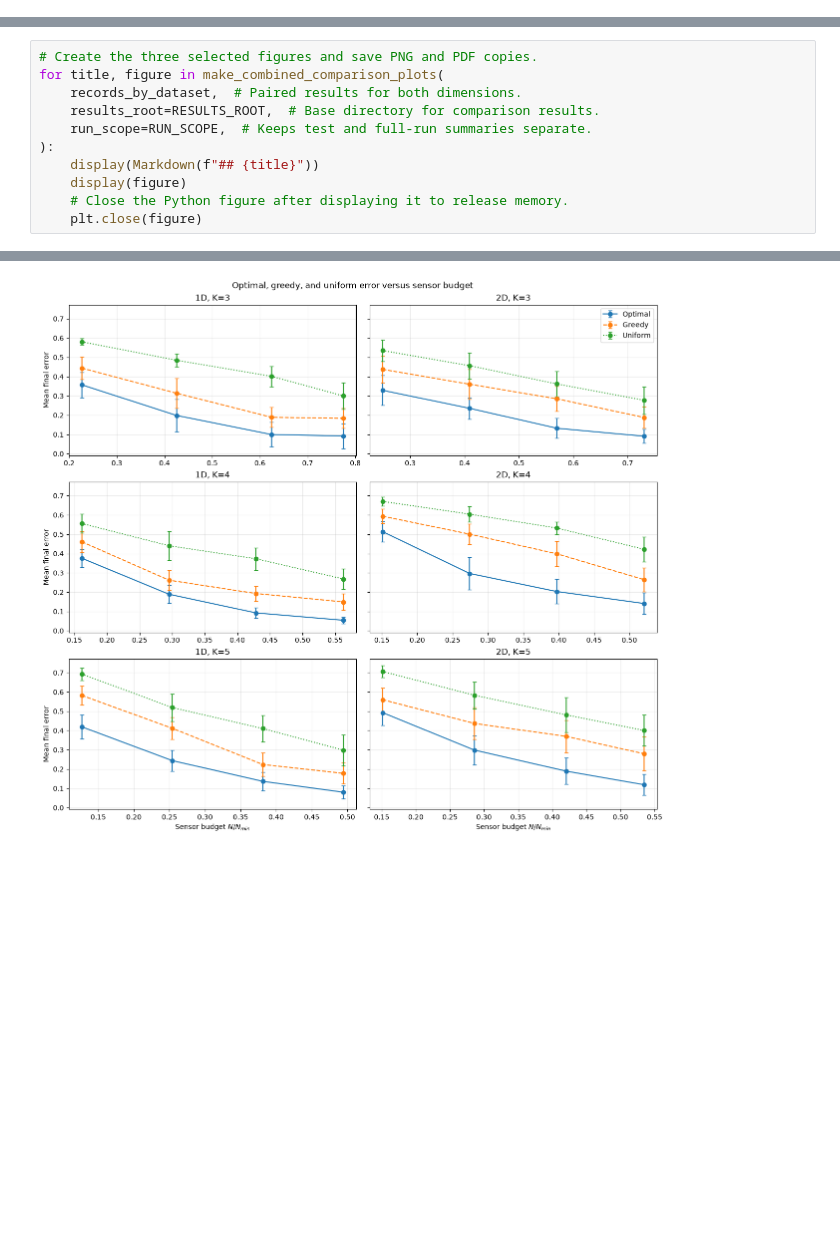
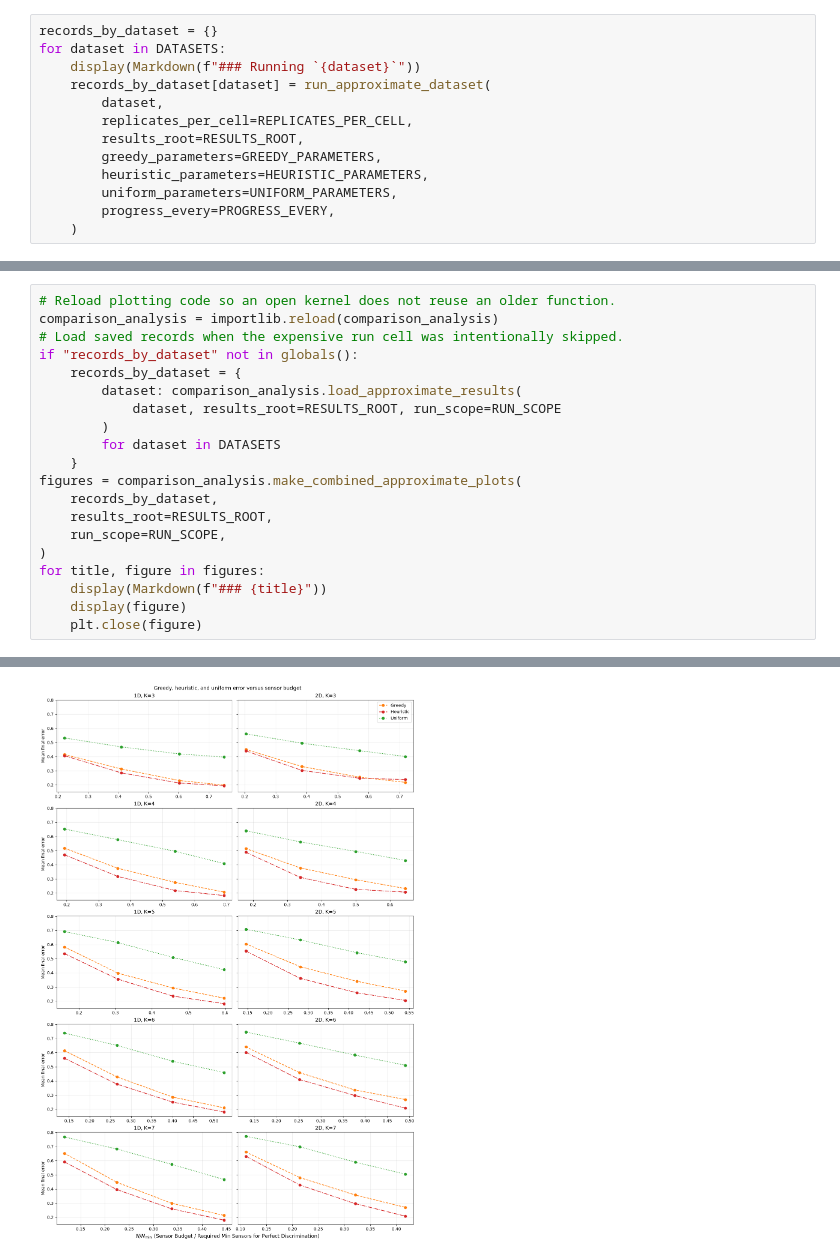
Before and after one commit to Avishka-Shamendra/quantum-sensor-placement-research, a Jupyter notebook: min-error-sequential/compare_algorithms.ipynb, the cells around one changed output, grey strips where cells are left out. Saved outputs shown, nothing was run; the diff lists cells and outputs as text; blank space fills up the shorter version.

Commit message:
Add tree-aware heuristic evaluation pipeline

```diff
--- a/min-error-sequential/compare_algorithms.ipynb
+++ b/min-error-sequential/compare_algorithms.ipynb
@@ -110,0 +83,13 @@ lite_benchmark_2d: completed case 18/18 (quadratic, K=5, M=4)
+# %%
+records_by_dataset = {}
+for dataset in DATASETS:
+    display(Markdown(f"### Running `{dataset}`"))
+    records_by_dataset[dataset] = run_approximate_dataset(
+        dataset,
+        replicates_per_cell=REPLICATES_PER_CELL,
+        results_root=RESULTS_ROOT,
+        greedy_parameters=GREEDY_PARAMETERS,
+        heuristic_parameters=HEURISTIC_PARAMETERS,
+        uniform_parameters=UNIFORM_PARAMETERS,
+        progress_every=PROGRESS_EVERY,
+    )
@@ -146,12 +168,21 @@ display(Markdown("\n".join(summary_lines)))
 # %%
-# Create the three selected figures and save PNG and PDF copies.
-for title, figure in make_combined_comparison_plots(
-    records_by_dataset,  # Paired results for both dimensions.
-    results_root=RESULTS_ROOT,  # Base directory for comparison results.
-    run_scope=RUN_SCOPE,  # Keeps test and full-run summaries separate.
-):
-    display(Markdown(f"## {title}"))
+# Reload plotting code so an open kernel does not reuse an older function.
+comparison_analysis = importlib.reload(comparison_analysis)
+# Load saved records when the expensive run cell was intentionally skipped.
+if "records_by_dataset" not in globals():
+    records_by_dataset = {
+        dataset: comparison_analysis.load_approximate_results(
+            dataset, results_root=RESULTS_ROOT, run_scope=RUN_SCOPE
+        )
+        for dataset in DATASETS
+    }
+figures = comparison_analysis.make_combined_approximate_plots(
+    records_by_dataset,
+    results_root=RESULTS_ROOT,
+    run_scope=RUN_SCOPE,
+)
+for title, figure in figures:
+    display(Markdown(f"### {title}"))
     display(figure)
-    # Close the Python figure after displaying it to release memory.
     plt.close(figure)
 # %% [output]
@@ -159 +190 @@ for title, figure in make_combined_comparison_plots(
-[figure, old version]
+[figure, new version]
```
Also changed, not shown: parts of 16 cells of this notebook, 10 other files.
